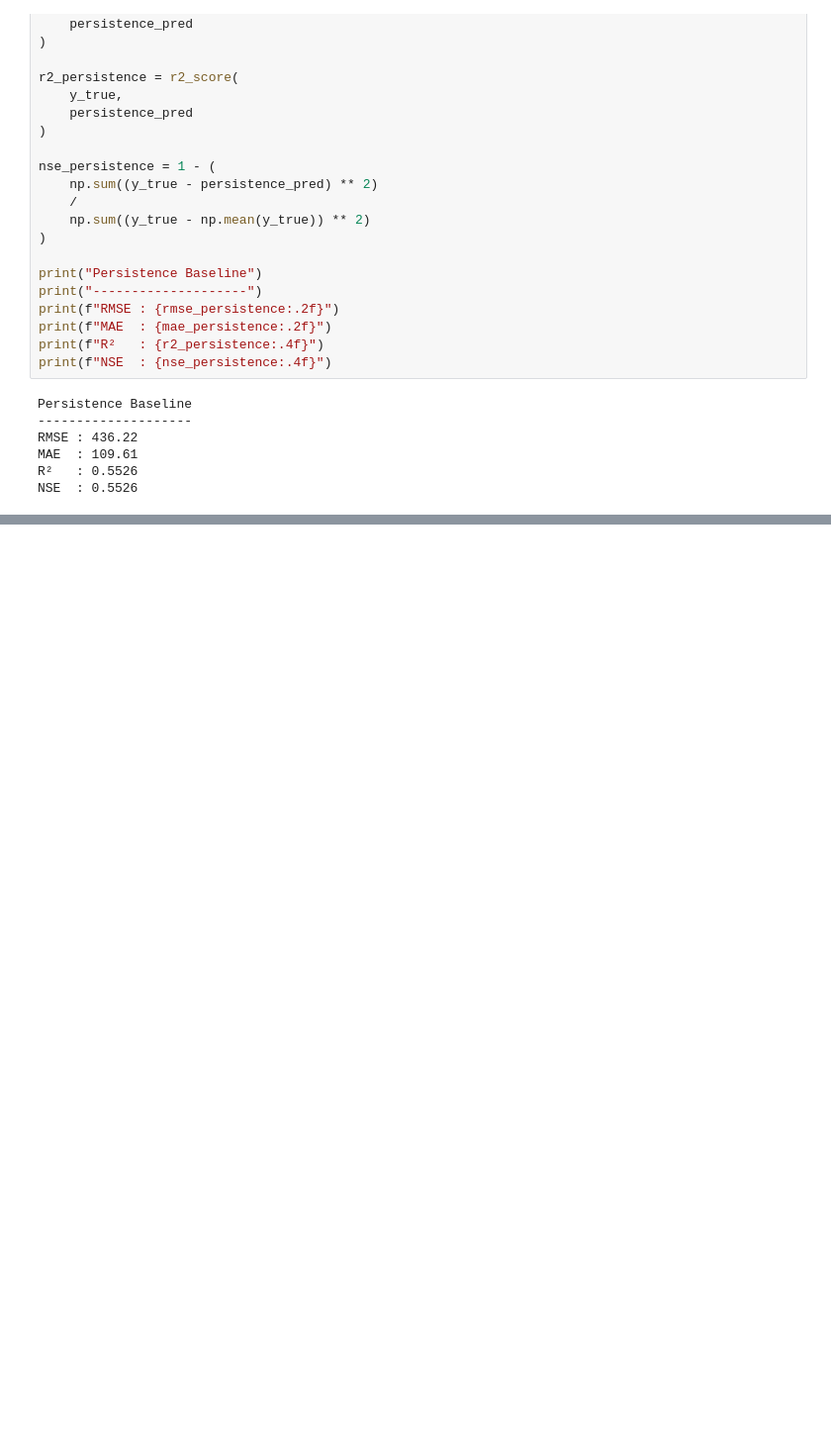
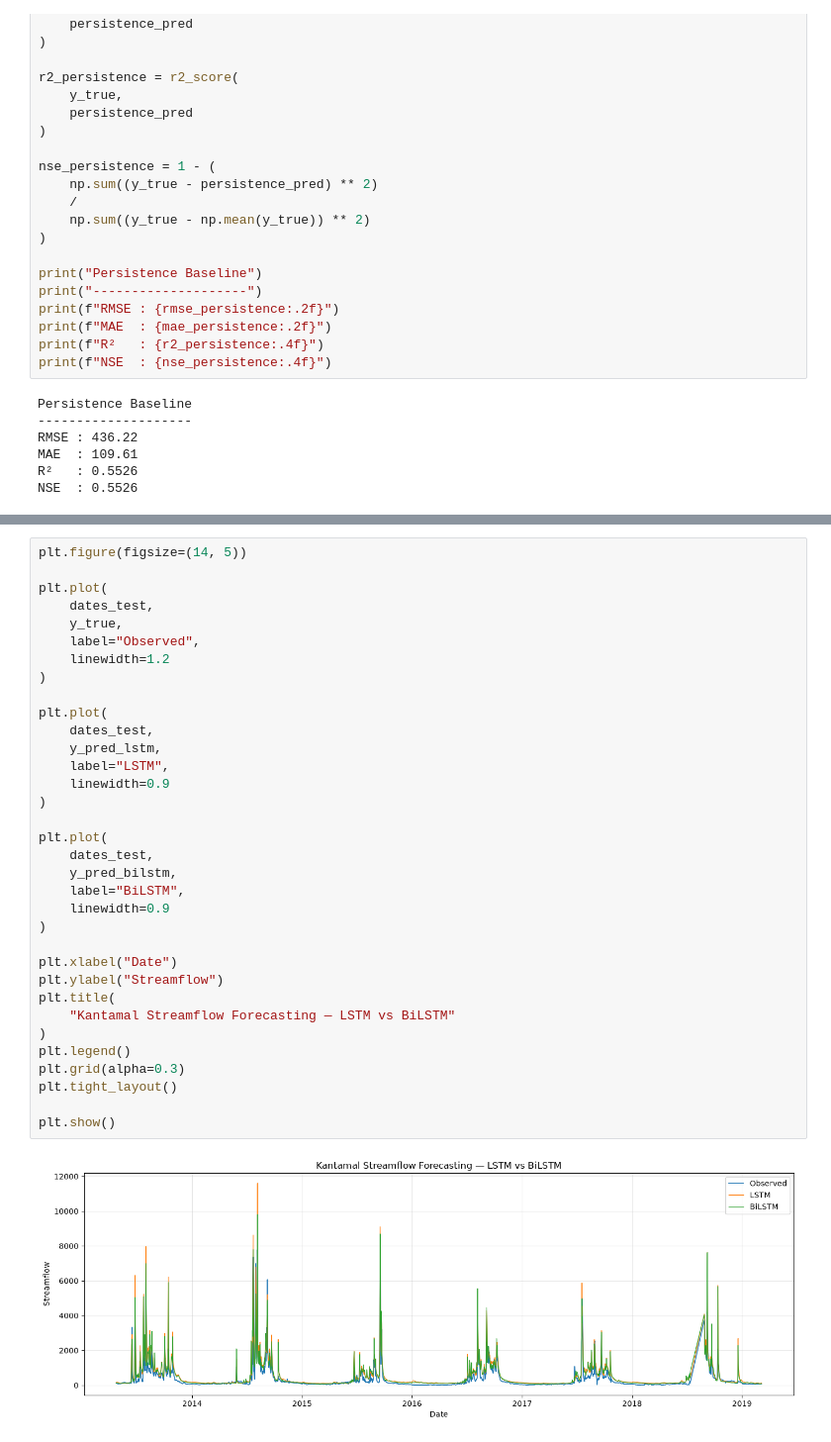
Before and after one commit to kar151A/kantamal-streamflow-forecasting, a Jupyter notebook: notebooks/02_kantamal_data_exploration.ipynb, the cells around one changed output, grey strips where cells are left out. Shown at 99% size. Drawn from its saved outputs; the diff is of its cells as text; blank space fills up the shorter version.

```diff
--- a/notebooks/02_kantamal_data_exploration.ipynb
+++ b/notebooks/02_kantamal_data_exploration.ipynb
@@ -985,0 +1217,36 @@ Predicted mean: 494.14
+# %%
+plt.figure(figsize=(14, 5))
+
+plt.plot(
+    dates_test,
+    y_true,
+    label="Observed",
+    linewidth=1.2
+)
+
+plt.plot(
+    dates_test,
+    y_pred_lstm,
+    label="LSTM",
+    linewidth=0.9
+)
+
+plt.plot(
+    dates_test,
+    y_pred_bilstm,
+    label="BiLSTM",
+    linewidth=0.9
+)
+
+plt.xlabel("Date")
+plt.ylabel("Streamflow")
+plt.title(
+    "Kantamal Streamflow Forecasting — LSTM vs BiLSTM"
+)
+plt.legend()
+plt.grid(alpha=0.3)
+plt.tight_layout()
+
+plt.show()
+# %% [output]
+[figure, added]
```
Also changed, not shown: parts of 37 cells of this notebook, 1 other file.
